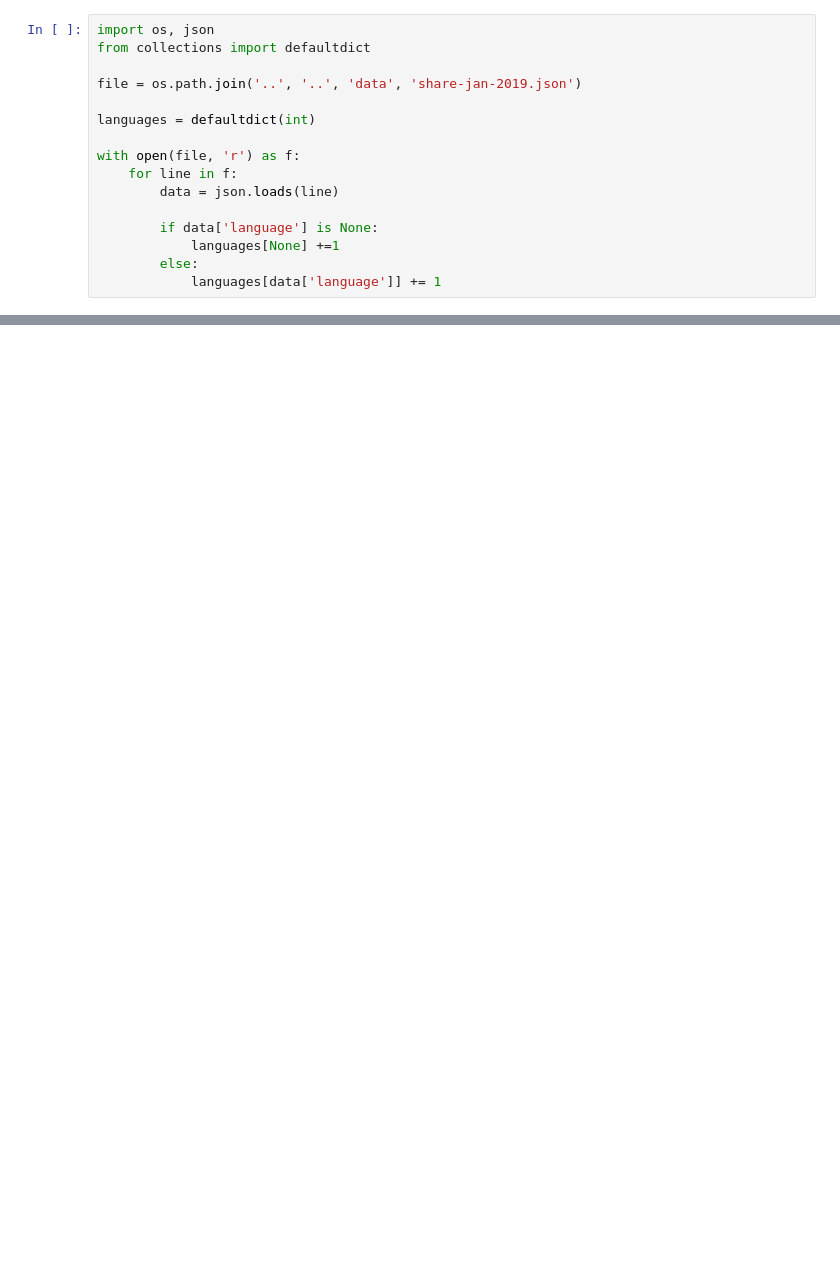
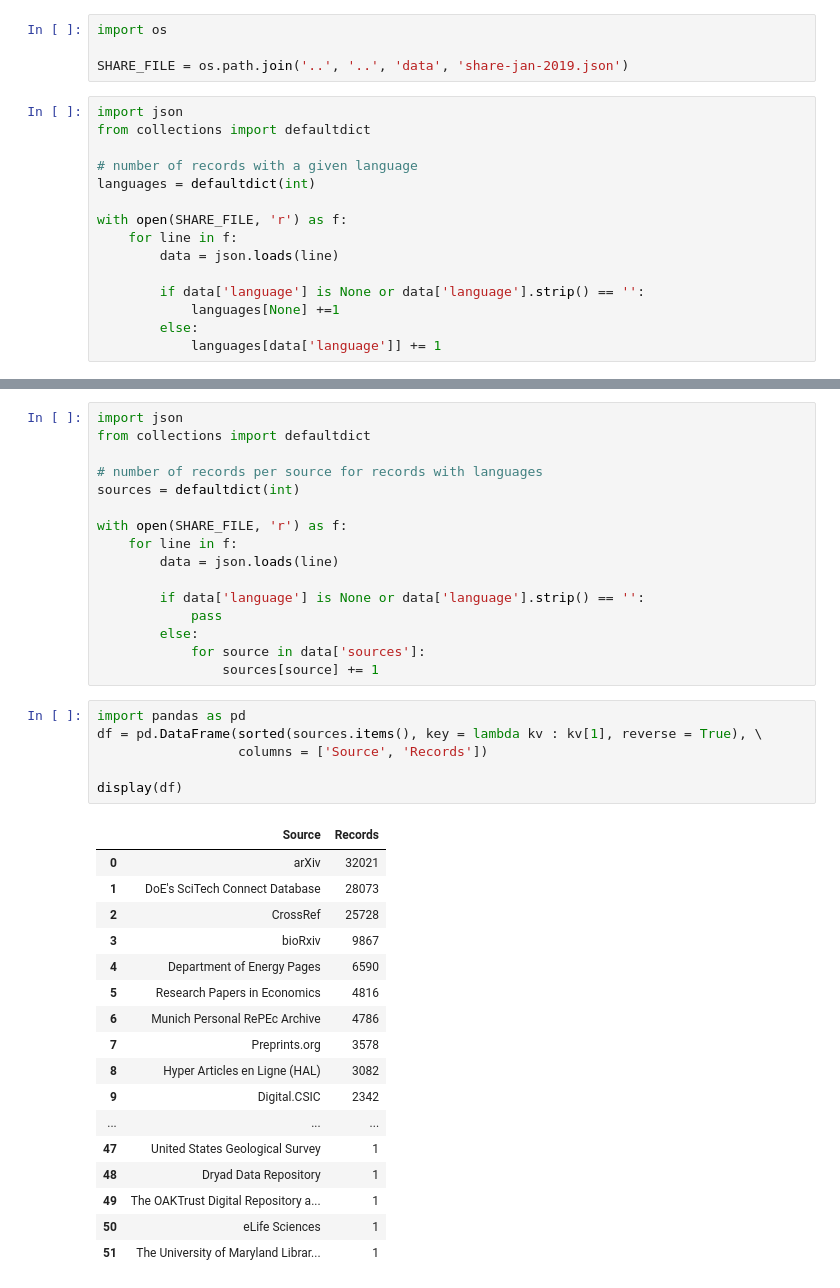
Before and after one commit to janinaj/preprints, a Jupyter notebook: data_exploration/language.ipynb, the cells around one changed output, grey strips where cells are left out. Cells and saved outputs as stored; diff of their text form; blank space fills up the shorter version.

Commit message:
modified code for language field

```diff
--- a/data_exploration/language.ipynb
+++ b/data_exploration/language.ipynb
@@ -1,16 +8,19 @@
+# %%
+import os
+
+SHARE_FILE = os.path.join('..', '..', 'data', 'share-jan-2019.json')
 # %%
-import os, json
+import json
 from collections import defaultdict
 
-file = os.path.join('..', '..', 'data', 'share-jan-2019.json')
-
+# number of records with a given language
 languages = defaultdict(int)
 
-with open(file, 'r') as f:
+with open(SHARE_FILE, 'r') as f:
     for line in f:
         data = json.loads(line)
 
-        if data['language'] is None:
+        if data['language'] is None or data['language'].strip() == '':
             languages[None] +=1
         else:
             languages[data['language']] += 1
@@ -45,0 +65,40 @@ plt.show()
+# %%
+import json
+from collections import defaultdict
+
+# number of records per source for records with languages
+sources = defaultdict(int)
+
+with open(SHARE_FILE, 'r') as f:
+    for line in f:
+        data = json.loads(line)
+
+        if data['language'] is None or data['language'].strip() == '':
+            pass
+        else:
+            for source in data['sources']:
+                sources[source] += 1
+# %%
+import pandas as pd
+df = pd.DataFrame(sorted(sources.items(), key = lambda kv : kv[1], reverse = True), \
+                  columns = ['Source', 'Records'])
+
+display(df)
+# %% [output]
+|  | Source | Records |
+| 0 | arXiv | 32021 |
+| 1 | DoE's SciTech Connect Database | 28073 |
+| 2 | CrossRef | 25728 |
+| 3 | bioRxiv | 9867 |
+| 4 | Department of Energy Pages | 6590 |
+| 5 | Research Papers in Economics | 4816 |
+| 6 | Munich Personal RePEc Archive | 4786 |
+| 7 | Preprints.org | 3578 |
+| 8 | Hyper Articles en Ligne (HAL) | 3082 |
+| 9 | Digital.CSIC | 2342 |
+| ... | ... | ... |
+| 47 | United States Geological Survey | 1 |
+| 48 | Dryad Data Repository | 1 |
+| 49 | The OAKTrust Digital Repository a... | 1 |
+| 50 | eLife Sciences | 1 |
+| 51 | The University of Maryland Librar... | 1 |
```
Also changed, not shown: parts of 18 cells of this notebook.
